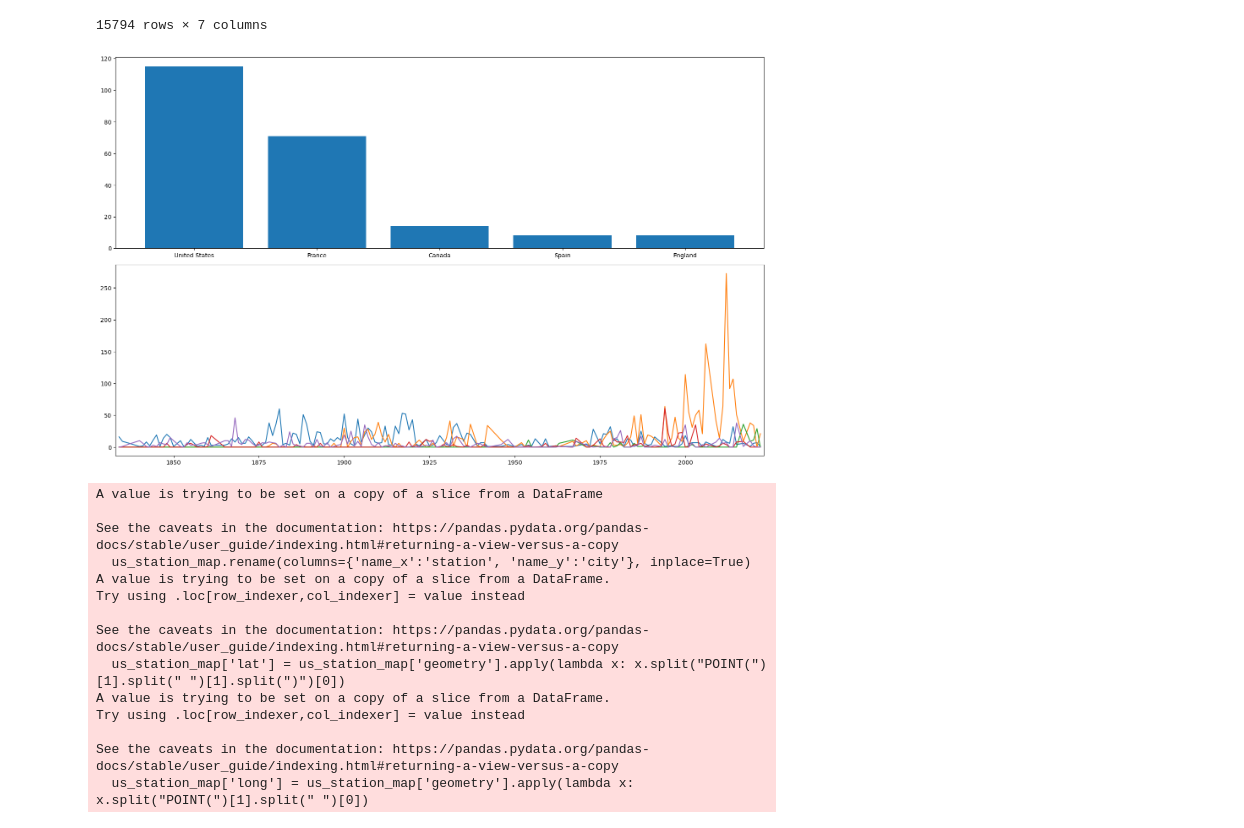
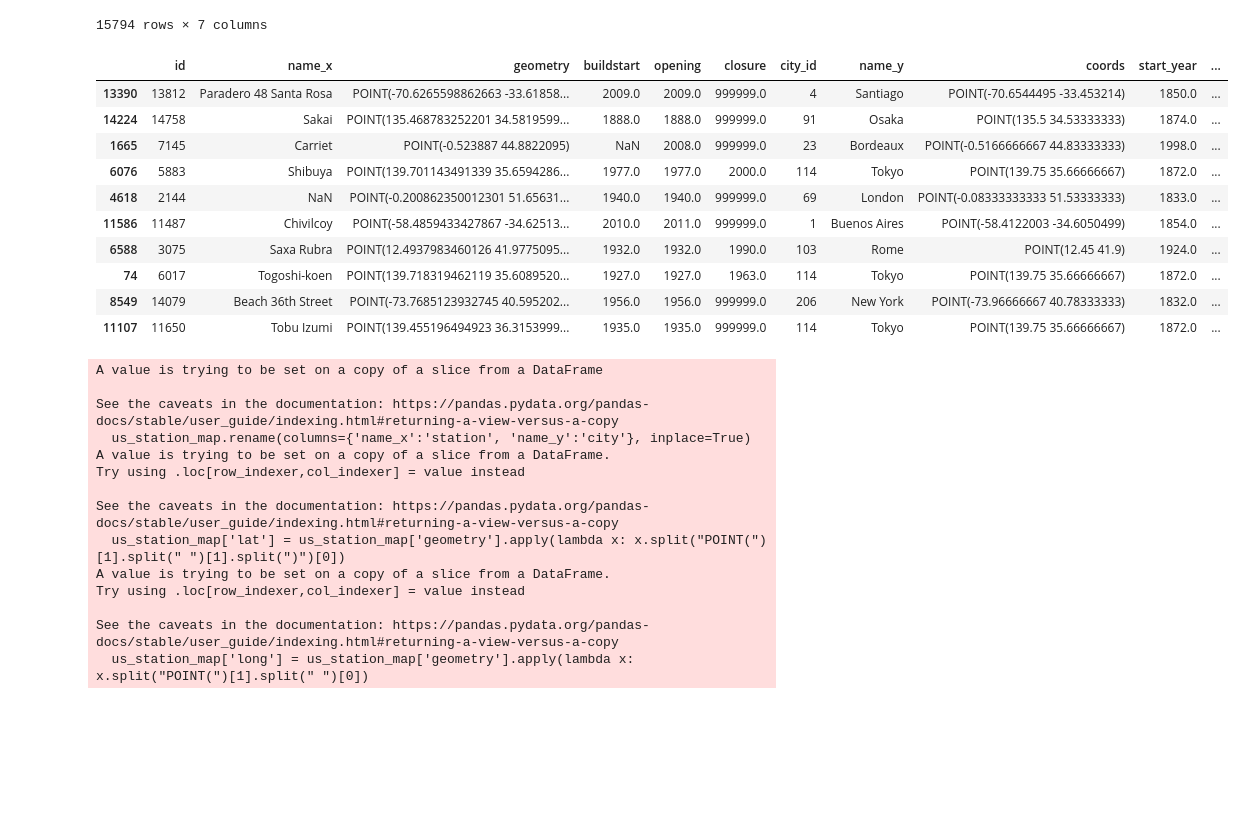
Before and after one commit to JaimeVRodriguez/transit_systems_of_word_eda, a Jupyter notebook: notebooks/testing.ipynb, the cells around one changed output. Saved outputs shown, nothing was run; the diff lists cells and outputs as text; code cells hidden in the pictures; blank space fills up the shorter version.

```diff
--- a/notebooks/testing.ipynb
+++ b/notebooks/testing.ipynb
@@ -253,32 +253,42 @@ stations
 # %%
 merged_cities_stations.sample(10)
 
-def openings_years_per_country(df, country1, country2, country3, country4, country5):
-    openings_per_country_df = pd.DataFrame()
-    openings_per_country_df[country1] = df[(df['country'] == country1) & (df['opening'] > 0)].value_counts('opening')
-    openings_per_country_df[country2] = df[(df['country'] == country2) & (df['opening'] > 0)].value_counts('opening')
-    openings_per_country_df[country3] = df[(df['country'] == country3) & (df['opening'] > 0)].value_counts('opening')
-    openings_per_country_df[country4] = df[(df['country'] == country4) & (df['opening'] > 0)].value_counts('opening')
-    openings_per_country_df[country5] = df[(df['country'] == country5) & (df['opening'] > 0)].value_counts('opening')
+# def openings_years_per_country(df, country1, country2, country3, country4, country5):
+#     openings_per_country_df = pd.DataFrame()
+#     openings_per_country_df[country1] = df[(df['country'] == country1) & (df['opening'] > 0)].value_counts('opening')
+#     openings_per_country_df[country2] = df[(df['country'] == country2) & (df['opening'] > 0)].value_counts('opening')
+#     openings_per_country_df[country3] = df[(df['country'] == country3) & (df['opening'] > 0)].value_counts('opening')
+#     openings_per_country_df[country4] = df[(df['country'] == country4) & (df['opening'] > 0)].value_counts('opening')
+#     openings_per_country_df[country5] = df[(df['country'] == country5) & (df['opening'] > 0)].value_counts('opening')
 
-    openings_per_country_df[[country1, country2, country3, country4, country5]] = \
-        openings_per_country_df[[country1, country2, country3, country4, country5]].fillna(0)
+#     openings_per_country_df[[country1, country2, country3, country4, country5]] = \
+#         openings_per_country_df[[country1, country2, country3, country4, country5]].fillna(0)
 
-    return openings_per_country_df.sort_index()
+#     return openings_per_country_df.sort_index()
 
 
-openings_per_country_df = openings_years_per_country(merged_cities_stations, 'United States', "France", 'Canada', 'Spain', 'England')
+# openings_per_country_df = openings_years_per_country(merged_cities_stations, 'United States', "France", 'Canada', 'Spain', 'England')
 
-fig, axs = plt.subplots(2,1)
+# fig, axs = plt.subplots(2,1)
 
-axs[1].plot(openings_per_country_df)
-axs[1].set_xlim(1833, 2023)
-# axs[1].legend()
-axs[0].bar(top_five_countries.index, top_five_countries.values)
-fig.set_size_inches(16, 10)
-fig.tight_layout()
+# axs[1].plot(openings_per_country_df)
+# axs[1].set_xlim(1833, 2023)
+# # axs[1].legend()
+# axs[0].bar(top_five_countries.index, top_five_countries.values)
+# fig.set_size_inches(16, 10)
+# fig.tight_layout()
 # %% [output]
-[figure, removed]
+|  | id | name_x | geometry | buildstart | opening | closure | city_id | name_y | coords | start_year | ... |
+| 13390 | 13812 | Paradero 48 Santa Rosa | POINT(-70.6265598862663 -33.61858... | 2009.0 | 2009.0 | 999999.0 | 4 | Santiago | POINT(-70.6544495 -33.453214) | 1850.0 | ... |
+| 14224 | 14758 | Sakai | POINT(135.468783252201 34.5819599... | 1888.0 | 1888.0 | 999999.0 | 91 | Osaka | POINT(135.5 34.53333333) | 1874.0 | ... |
+| 1665 | 7145 | Carriet | POINT(-0.523887 44.8822095) | NaN | 2008.0 | 999999.0 | 23 | Bordeaux | POINT(-0.5166666667 44.83333333) | 1998.0 | ... |
+| 6076 | 5883 | Shibuya | POINT(139.701143491339 35.6594286... | 1977.0 | 1977.0 | 2000.0 | 114 | Tokyo | POINT(139.75 35.66666667) | 1872.0 | ... |
+| 4618 | 2144 | NaN | POINT(-0.200862350012301 51.65631... | 1940.0 | 1940.0 | 999999.0 | 69 | London | POINT(-0.08333333333 51.53333333) | 1833.0 | ... |
+| 11586 | 11487 | Chivilcoy | POINT(-58.4859433427867 -34.62513... | 2010.0 | 2011.0 | 999999.0 | 1 | Buenos Aires | POINT(-58.4122003 -34.6050499) | 1854.0 | ... |
+| 6588 | 3075 | Saxa Rubra | POINT(12.4937983460126 41.9775095... | 1932.0 | 1932.0 | 1990.0 | 103 | Rome | POINT(12.45 41.9) | 1924.0 | ... |
+| 74 | 6017 | Togoshi-koen | POINT(139.718319462119 35.6089520... | 1927.0 | 1927.0 | 1963.0 | 114 | Tokyo | POINT(139.75 35.66666667) | 1872.0 | ... |
+| 8549 | 14079 | Beach 36th Street | POINT(-73.7685123932745 40.595202... | 1956.0 | 1956.0 | 999999.0 | 206 | New York | POINT(-73.96666667 40.78333333) | 1832.0 | ... |
+| 11107 | 11650 | Tobu Izumi | POINT(139.455196494923 36.3153999... | 1935.0 | 1935.0 | 999999.0 | 114 | Tokyo | POINT(139.75 35.66666667) | 1872.0 | ... |
 # %%
 us_station_map = merged_cities_stations_us[['name_x', 'geometry', 'name_y']]
 us_station_map.rename(columns={'name_x':'station', 'name_y':'city'}, inplace=True)
```
Also changed, not shown: parts of 1 cell of this notebook, 1 other file.
